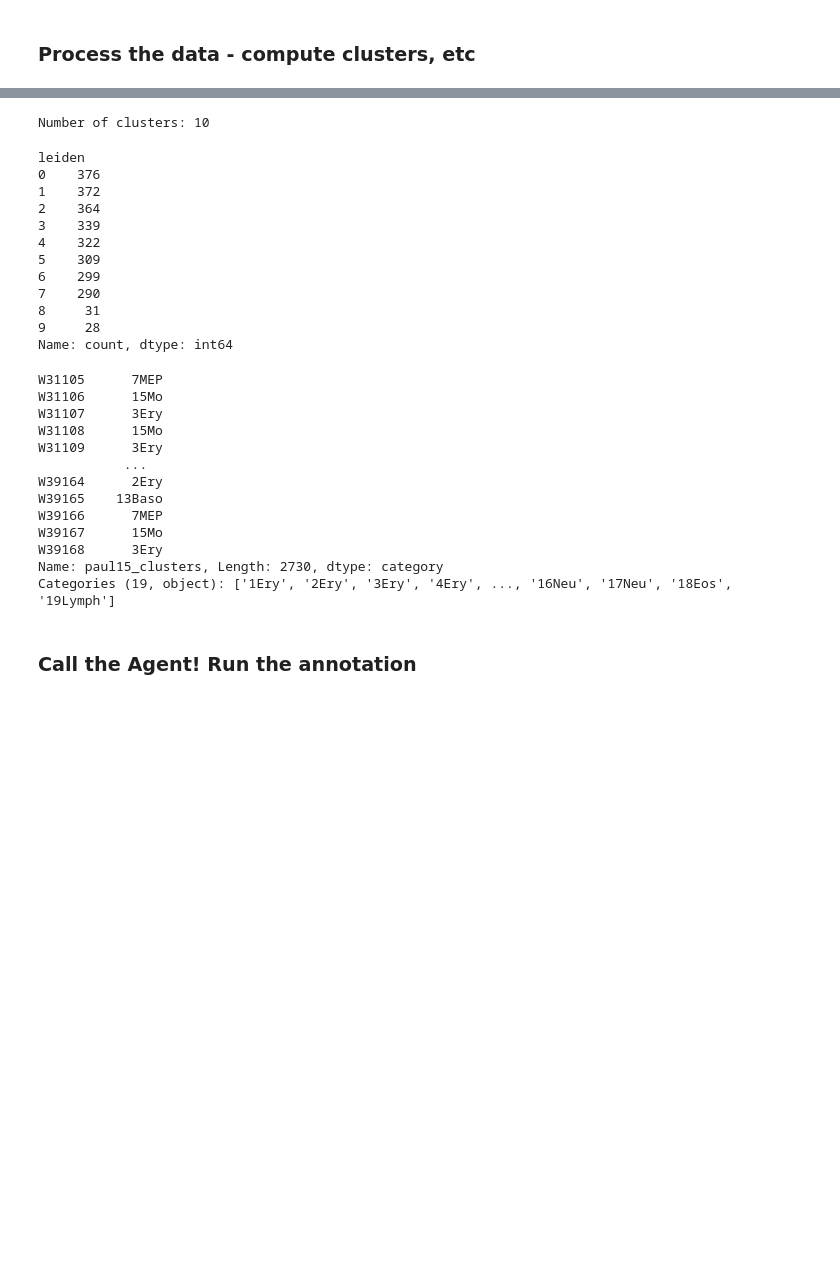
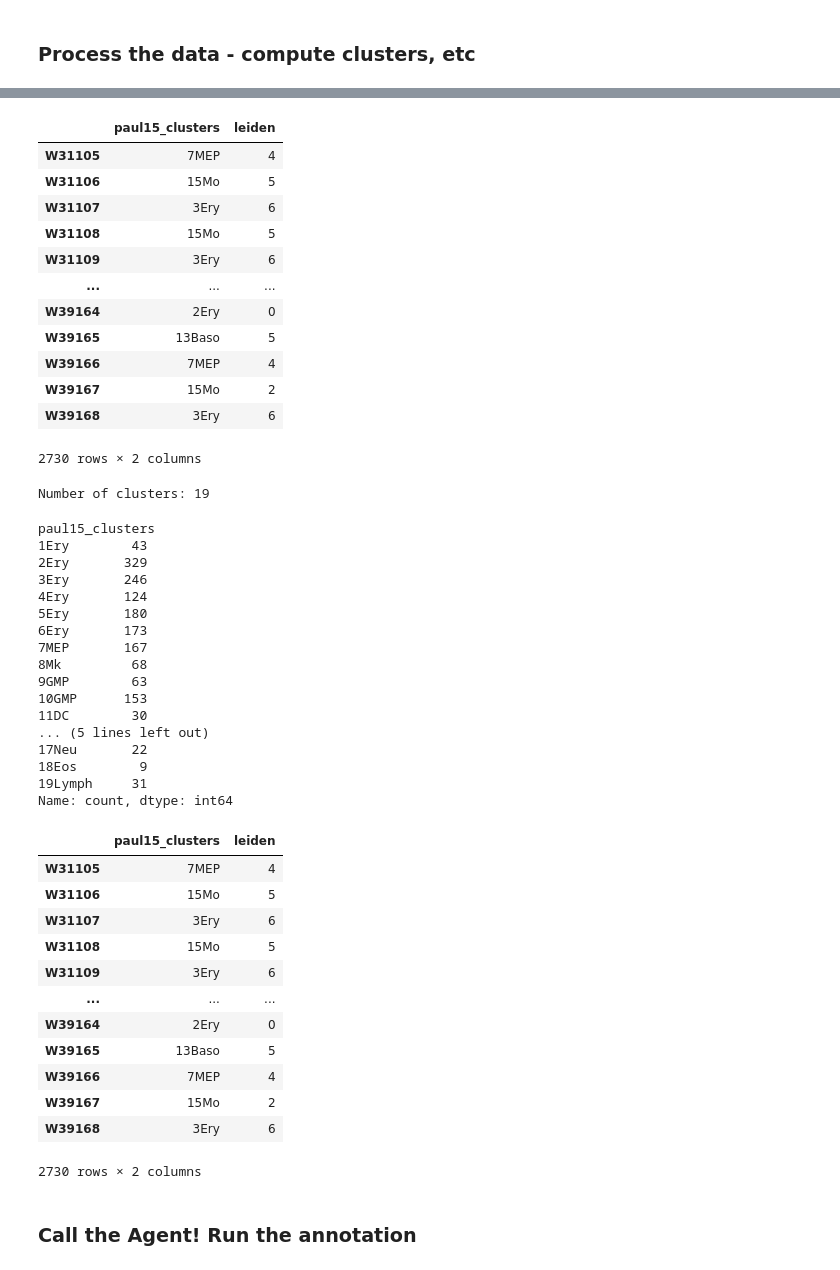
Before and after one commit to dalloliogm/cytetype_eval, a Jupyter notebook: cytetype exploration.ipynb, the cells around one changed output, grey strips where cells are left out. Cells and saved outputs as stored; diff of their text form; code cells hidden in the pictures; blank space fills up the shorter version.

```diff
--- a/cytetype exploration.ipynb
+++ b/cytetype exploration.ipynb
@@ -53,41 +73,62 @@ annotator = cytetype.CyteType(adata, group_key='leiden')
 Calculating expression percentages.
 Extracting marker genes.
 Data preparation completed. Ready for submitting jobs.
+# %%
+adata.obs
+# %% [output]
+|  | paul15_clusters | leiden |
+| W31105 | 7MEP | 4 |
+| W31106 | 15Mo | 5 |
+| W31107 | 3Ery | 6 |
+| W31108 | 15Mo | 5 |
+| W31109 | 3Ery | 6 |
+| ... | ... | ... |
+| W39164 | 2Ery | 0 |
+| W39165 | 13Baso | 5 |
+| W39166 | 7MEP | 4 |
+| W39167 | 15Mo | 2 |
+| W39168 | 3Ery | 6 |
+2730 rows × 2 columns
 # %%
 # How many clusters are there?
-print(f"Number of clusters: {len(adata.obs['leiden'].unique())}")
-adata.obs['leiden'].value_counts().sort_index()
+print(f"Number of clusters: {len(adata.obs['paul15_clusters'].unique())}")
+adata.obs['paul15_clusters'].value_counts().sort_index()
 # %% [output]
-Number of clusters: 10
+Number of clusters: 19
-leiden
-0    376
-1    372
-2    364
-3    339
-4    322
-5    309
-6    299
-7    290
-8     31
-9     28
+paul15_clusters
+1Ery        43
+2Ery       329
+3Ery       246
+4Ery       124
+5Ery       180
+6Ery       173
+7MEP       167
+8Mk         68
+9GMP        63
+10GMP      153
+11DC        30
+... (5 lines left out)
+17Neu       22
+18Eos        9
+19Lymph     31
 Name: count, dtype: int64
 # %%
 # Cluster annotation from original paper
-adata.obs["paul15_clusters"]
+adata.obs
 # %% [output]
+|  | paul15_clusters | leiden |
+| W31105 | 7MEP | 4 |
+| W31106 | 15Mo | 5 |
+| W31107 | 3Ery | 6 |
+| W31108 | 15Mo | 5 |
+| W31109 | 3Ery | 6 |
+| ... | ... | ... |
+| W39164 | 2Ery | 0 |
+| W39165 | 13Baso | 5 |
+| W39166 | 7MEP | 4 |
+| W39167 | 15Mo | 2 |
+| W39168 | 3Ery | 6 |
-W31105      7MEP
-W31106      15Mo
-W31107      3Ery
-W31108      15Mo
-W31109      3Ery
-           ...
-W39164      2Ery
-W39165    13Baso
-W39166      7MEP
-W39167      15Mo
-W39168      3Ery
-Name: paul15_clusters, Length: 2730, dtype: category
-Categories (19, object): ['1Ery', '2Ery', '3Ery', '4Ery', ..., '16Neu', '17Neu', '18Eos', '19Lymph']
+2730 rows × 2 columns
 # %% [markdown]
 ### Call the Agent! Run the annotation
 # %%
```
Also changed, not shown: parts of 3 cells of this notebook.
